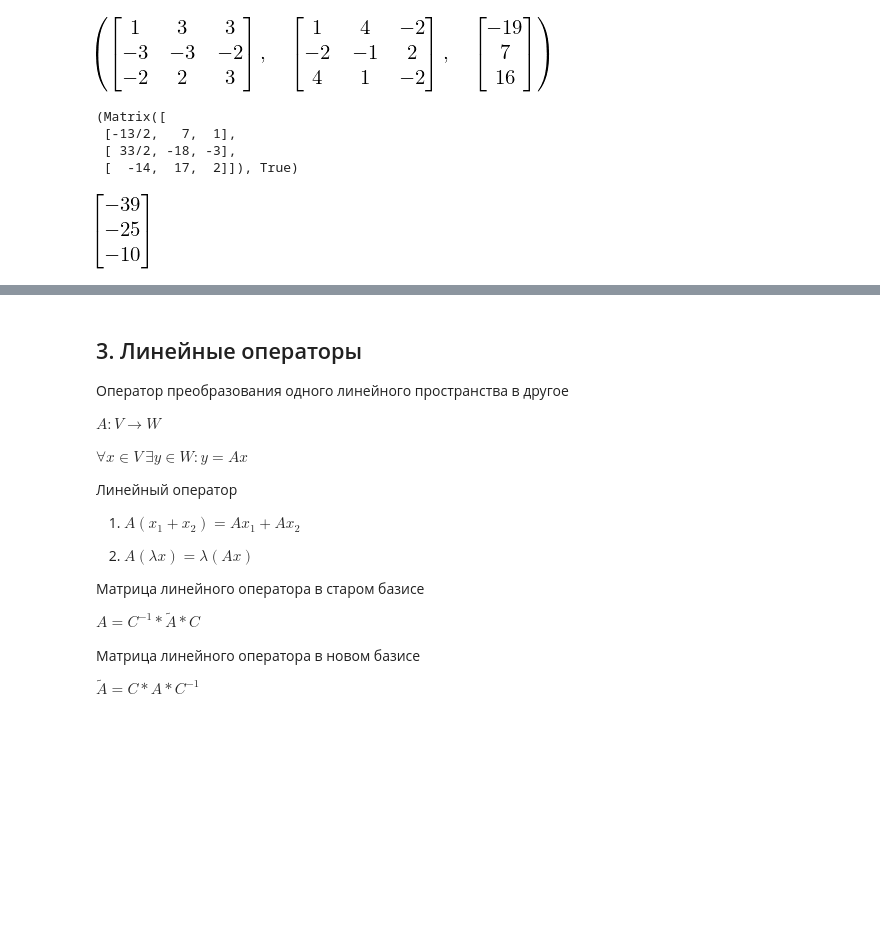
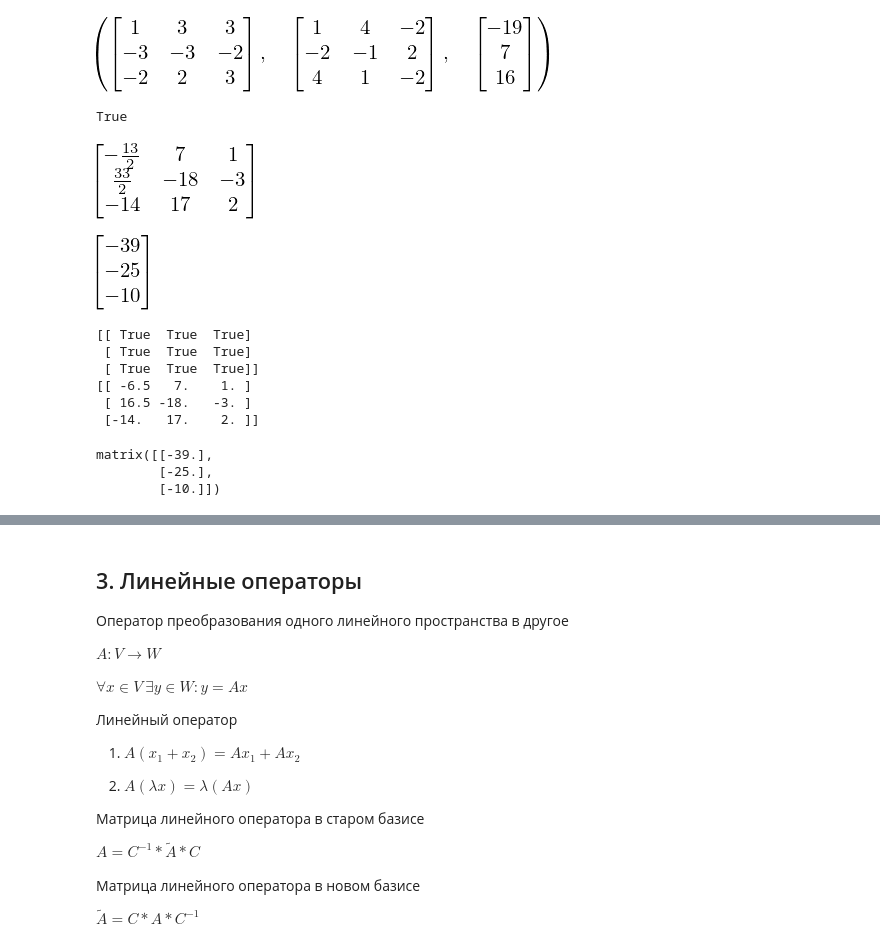
Before and after one commit to OlgaBelitskaya/linear_algebra_practice, a Jupyter notebook: work1_12.ipynb, the cells around one changed output, grey strips where cells are left out. Saved outputs shown, nothing was run; the diff lists cells and outputs as text; code cells hidden in the pictures; blank space fills up the shorter version.

```diff
--- a/work1_12.ipynb
+++ b/work1_12.ipynb
@@ -287,15 +323,36 @@ E, F, e
 # %% [output]
 [figure]
 # %%
-C = E.solve(F)
-C, E * C == F
+C = sympy.Matrix(E.solve(F))
+print(E * C == F)
+C
 # %% [output]
-(Matrix([
- [-13/2,   7,  1],
- [ 33/2, -18, -3],
- [  -14,  17,  2]]), True)
+True
+[figure, added]
 # %%
 f = (C^(-1)).transpose() * e
 f
 # %% [output]
 [figure]
+# %%
+# python numpy
+E = numpy.matrix([[1,3,3],[-3,-3,-2],[-2,2,3]])
+F = numpy.matrix([[1,4,-2],[-2,-1,2],[4,1,-2]])
+C = numpy.linalg.solve(E,F)
+print(round(E * C,0) == F)
+print(C)
+# %% [output]
+[[ True  True  True]
+ [ True  True  True]
+ [ True  True  True]]
+[[ -6.5   7.    1. ]
+ [ 16.5 -18.   -3. ]
+ [-14.   17.    2. ]]
+# %%
+e = numpy.matrix([[-19],[7],[16]])
+f = numpy.linalg.inv(C).T * e
+f
+# %% [output]
+matrix([[-39.],
+        [-25.],
+        [-10.]])
```
Also changed, not shown: parts of 13 cells of this notebook.
